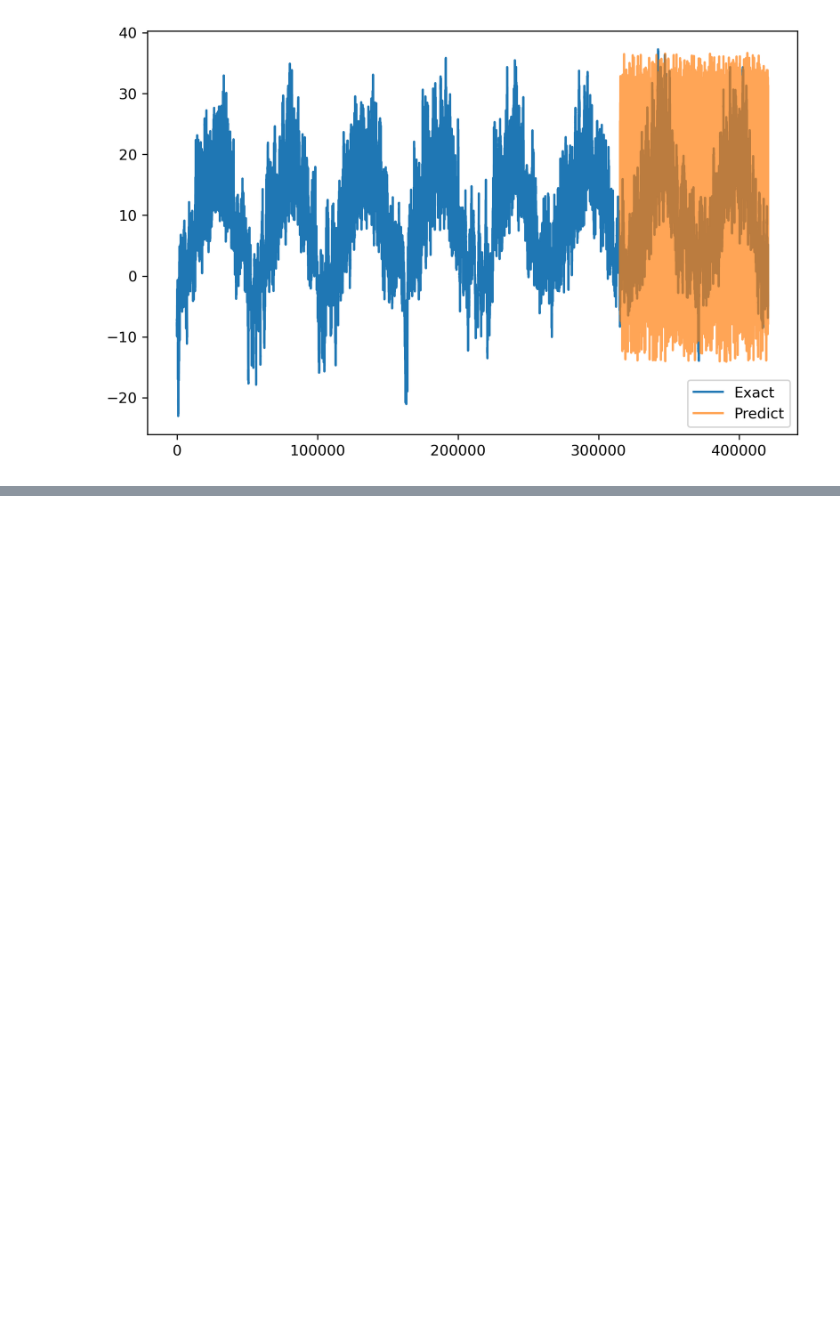
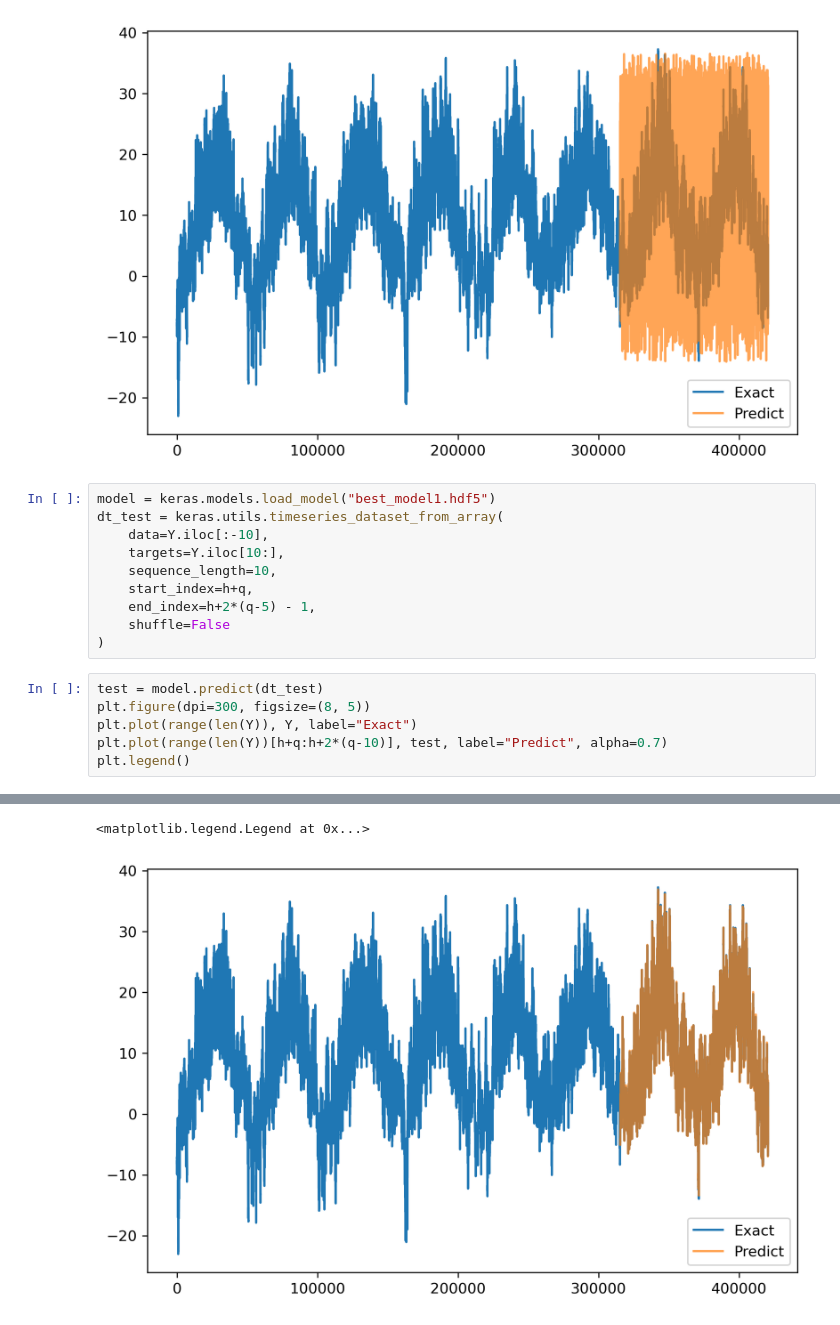
Before and after one commit to Pablo-Pomares/TempPredict, a Jupyter notebook: TempfromTemp.ipynb, the cells around one changed output, grey strips where cells are left out. Drawn from its saved outputs; the diff is of its cells as text; blank space fills up the shorter version.

Commit message:
Agreugé el otro modelo al archivo

```diff
--- a/TempfromTemp.ipynb
+++ b/TempfromTemp.ipynb
@@ -152,3 +152,20 @@ plt.legend()
 # %% [output]
 <matplotlib.legend.Legend at 0x...>
 [figure]
+# %%
+model = keras.models.load_model("best_model1.hdf5")
+dt_test = keras.utils.timeseries_dataset_from_array(
+    data=Y.iloc[:-10],
+    targets=Y.iloc[10:],
+    sequence_length=10,
+    start_index=h+q,
+    end_index=h+2*(q-5) - 1,
+    shuffle=False
+)
+# %%
+test = model.predict(dt_test)
+plt.figure(dpi=300, figsize=(8, 5))
+plt.plot(range(len(Y)), Y, label="Exact")
+plt.plot(range(len(Y))[h+q:h+2*(q-10)], test, label="Predict", alpha=0.7)
+plt.legend()
+# %% [output]
@@ -154,0 +173,2 @@ plt.legend()
+<matplotlib.legend.Legend at 0x...>
+[figure, added]
```
Also changed, not shown: parts of 2 cells of this notebook.
